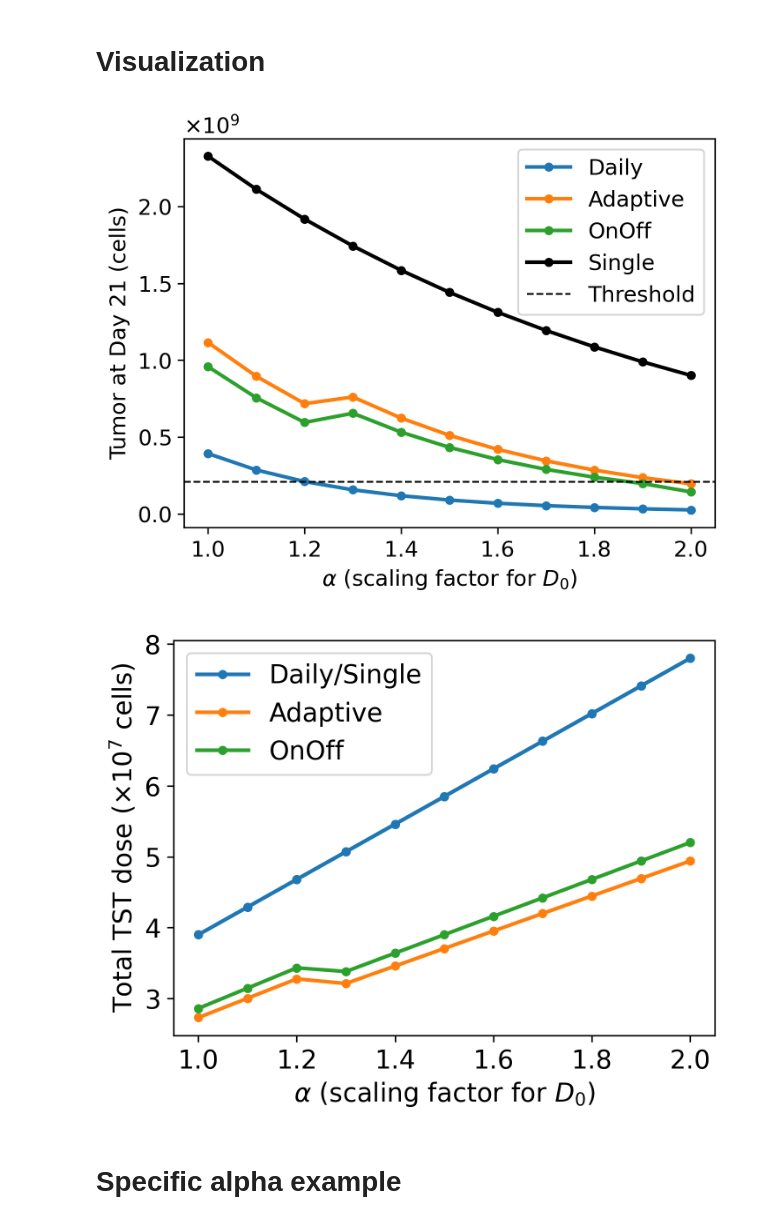
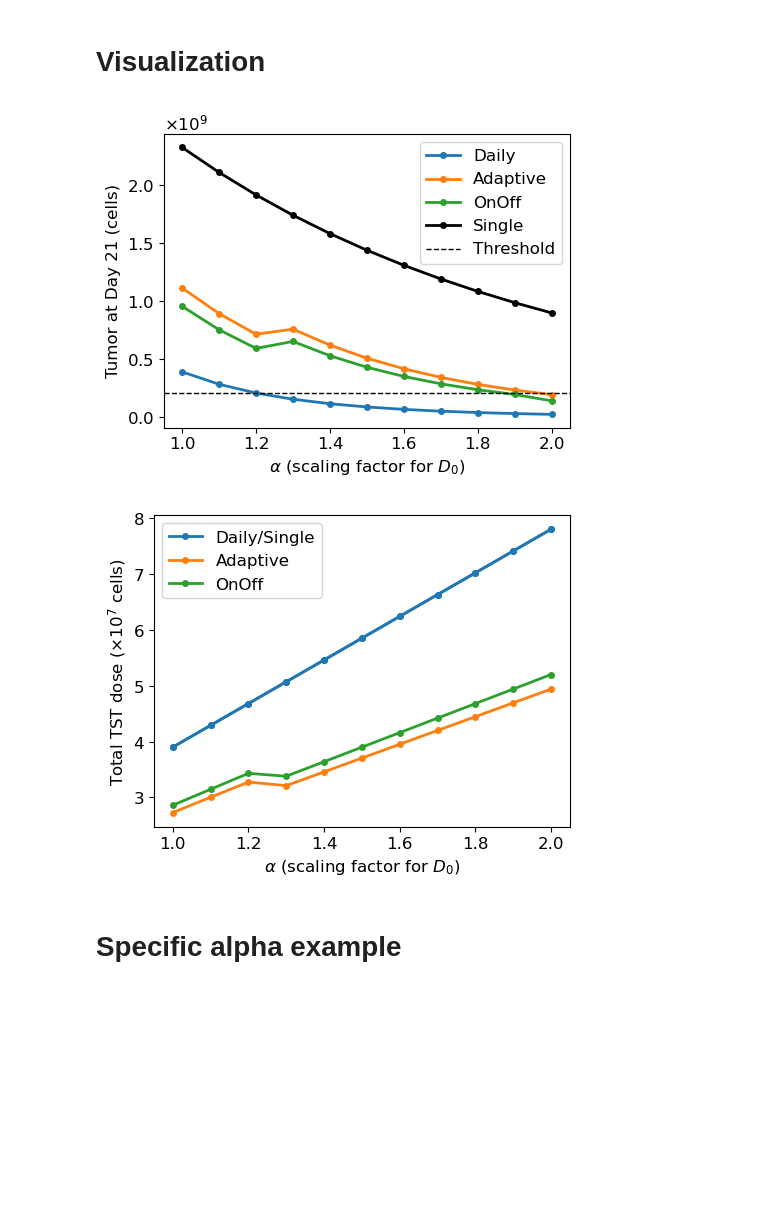
Before and after one commit to Rockyperiod/b16_act_analysis, a Jupyter notebook: code/ode/04_adaptive_dosing.ipynb, the cells around one changed output. Drawn from its saved outputs; the diff is of its cells as text; code cells hidden in the pictures; blank space fills up the shorter version.

```diff
--- a/code/ode/04_adaptive_dosing.ipynb
+++ b/code/ode/04_adaptive_dosing.ipynb
@@ -506,7 +506,7 @@ strategy_colors = {
 # === Figure 1: alpha vs V(21) for each strategy ===
 plt.rcParams["font.size"] = 12
 
-fig1, ax1 = plt.subplots(figsize=(5, 4), dpi=300)
+fig1, ax1 = plt.subplots(figsize=(5, 4))
 
 for strategy in plot_strategies:
     data_list = results[strategy]
@@ -541,7 +541,7 @@ ax1.legend(fontsize=12)
 fig1.tight_layout()
 fig1.savefig(os.path.join(dir_path, "fig4a.pdf"), dpi=1200, bbox_inches='tight')
 # %% [output]
-[figure, old version]
+[figure, new version]
 # %%
 # === Figure 2: alpha vs total TST dose for each strategy ===
 # Optional: color map for strategies
@@ -552,7 +552,7 @@ strategy_colors_temp = {
     "Single":  "tab:blue",
 }
 
-fig2, ax2 = plt.subplots(figsize=(5, 4), dpi=300)
+fig2, ax2 = plt.subplots(figsize=(5, 4))
 
 for strategy in plot_strategies:
     data_list = results[strategy]
@@ -565,37 +565,36 @@ for strategy in plot_strategies:
     alphas_sorted = alphas[order]
     totals_sorted = totals[order]
 
     color = strategy_colors_temp.get(strategy, None)
 
-    # --- ここで Single と Daily の凡例ラベルを統一 ---
+    # --- Combine "Daily" and "Single" label ---
     if strategy in ["Daily", "Single"]:
         label = "Daily/Single"
     else:
         label = strategy
 
     # Convert total TST to 10^7 units for readability
     ax2.plot(
         alphas_sorted,
         totals_sorted / 1e7,
         label=label,
         marker="o",
         markersize=4,
         linewidth=2,
         color=color,
     )
 
 ax2.set_xlabel(r"$\alpha$ (scaling factor for $D_0$)")
 ax2.set_ylabel(r"Total TST dose ($\times 10^7$ cells)")
 
-# --- 重複ラベルを1つにまとめて legend を作り直す ---
 handles, labels = ax2.get_legend_handles_labels()
-by_label = dict(zip(labels, handles))  # 同じラベル名は1つに統一
+by_label = dict(zip(labels, handles))
 ax2.legend(by_label.values(), by_label.keys())
 
 fig2.tight_layout()
 fig2.savefig(os.path.join(dir_path, "fig4b.pdf"), dpi=1200, bbox_inches="tight")
 # %% [output]
-[figure, old version]
+[figure, new version]
 # %% [markdown]
 # Specific alpha example
 # %% [markdown]
```
Also changed, not shown: parts of 2 cells of this notebook.
